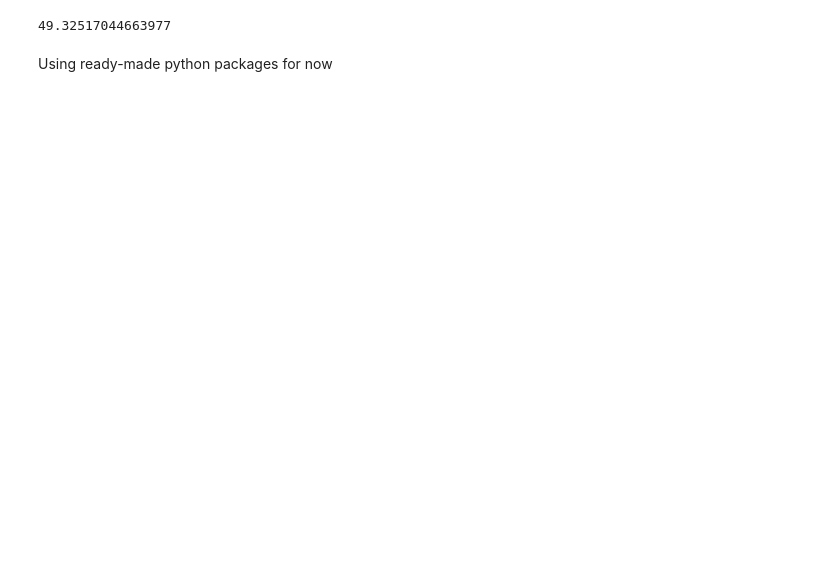
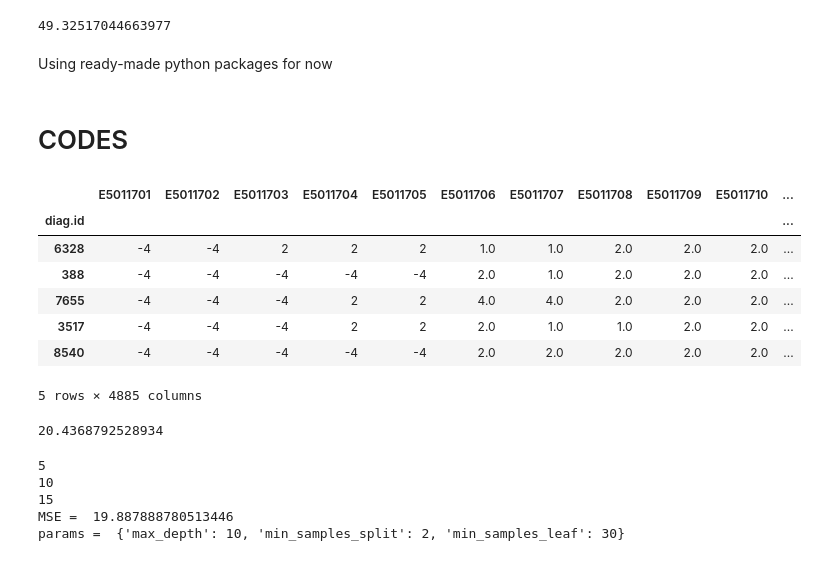
Before and after one commit to dhruvalb/prediction_challenge, a Jupyter notebook: Code/Prediction_Challenge_Keertana_Chidambaram.ipynb, the cells around one changed output. Cells and saved outputs as stored; diff of their text form; code cells hidden in the pictures; blank space fills up the shorter version.

```diff
--- a/Code/Prediction_Challenge_Keertana_Chidambaram.ipynb
+++ b/Code/Prediction_Challenge_Keertana_Chidambaram.ipynb
@@ -218,0 +235,2 @@ print('MSE of optimal results =', -random_search4.best_score_)
+# %% [markdown]
+# CODES
@@ -218,0 +247,24 @@ print('MSE of optimal results =', -random_search4.best_score_)
+# %%
+df = pd.read_csv('../Data/nlsy training set.csv')
+df.drop(columns=['Unnamed: 0'], inplace=True)
+df.index = df['diag.id']
+# %%
+X = df.loc[:, df.columns != 'U1031900']
+y = df['U1031900']
+# %%
+counts = X.where(X>=0).count().sort_values(ascending=False)/X.shape[0] #.sorted()
+impute_vars = list(counts.index[:1013])
+for col in impute_vars:
+    print(col)
+    X.loc[X[col]<0, col] = np.nan
+    X[col].fillna(list(X[col].mode())[0], inplace=True)
+X.head()
+# %% [output]
+|  | E5011701 | E5011702 | E5011703 | E5011704 | E5011705 | E5011706 | E5011707 | E5011708 | E5011709 | E5011710 | ... |
+| diag.id |  |  |  |  |  |  |  |  |  |  | ... |
+| 6328 | -4 | -4 | 2 | 2 | 2 | 1.0 | 1.0 | 2.0 | 2.0 | 2.0 | ... |
+| 388 | -4 | -4 | -4 | -4 | -4 | 2.0 | 1.0 | 2.0 | 2.0 | 2.0 | ... |
+| 7655 | -4 | -4 | -4 | 2 | 2 | 4.0 | 4.0 | 2.0 | 2.0 | 2.0 | ... |
+| 3517 | -4 | -4 | -4 | 2 | 2 | 2.0 | 1.0 | 1.0 | 2.0 | 2.0 | ... |
+| 8540 | -4 | -4 | -4 | -4 | -4 | 2.0 | 2.0 | 2.0 | 2.0 | 2.0 | ... |
+5 rows × 4885 columns
@@ -218,0 +286,36 @@ print('MSE of optimal results =', -random_search4.best_score_)
+# %%
+model = DecisionTreeRegressor(max_depth=5, min_samples_split=5, min_samples_leaf=40)
+model.fit(X_train,y_train)
+y_pred = model.predict(X_test)
+print(calc_MSE(y_test, y_pred))
+# %% [output]
+20.4368792528934
+# %%
+# Decision Trees
+params = {'max_depth': [5, 10, 15],
+          'min_samples_split': [2, 5, 10],
+          'min_samples_leaf': [30, 40, 50, 60]}
+best_MSE = 1000
+best_params = {}
+for max_depth in params['max_depth']:
+    print(max_depth)
+    for min_samples_split in params['min_samples_split']:
+        for min_samples_leaf in params['min_samples_leaf']:
+            model = DecisionTreeRegressor(max_depth=max_depth, min_samples_split=min_samples_split, min_samples_leaf=min_samples_leaf)
+            model.fit(X_train,y_train)
+            y_pred = model.predict(X_test)
+            new_MSE = calc_MSE(y_test, y_pred)
+            if new_MSE < best_MSE:
+                best_MSE = new_MSE
+                best_params['max_depth'] = max_depth
+                best_params['min_samples_split'] = min_samples_split
+                best_params['min_samples_leaf'] = min_samples_leaf
+                best_model = model
+print('MSE = ', best_MSE)
+print('params = ', best_params)
+# %% [output]
+5
+10
+15
+MSE =  19.887888780513446
+params =  {'max_depth': 10, 'min_samples_split': 2, 'min_samples_leaf': 30}
```
Also changed, not shown: parts of 15 cells of this notebook, 4 other files.
